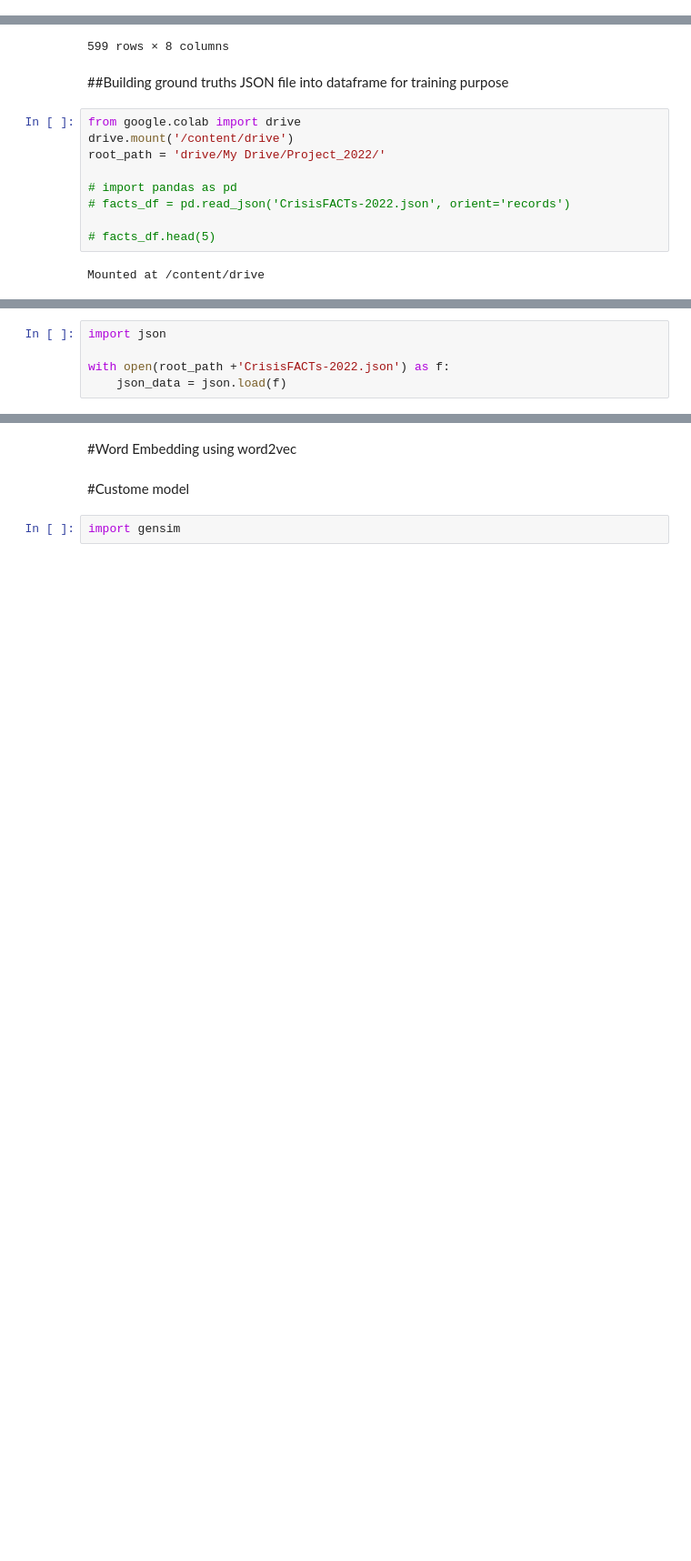
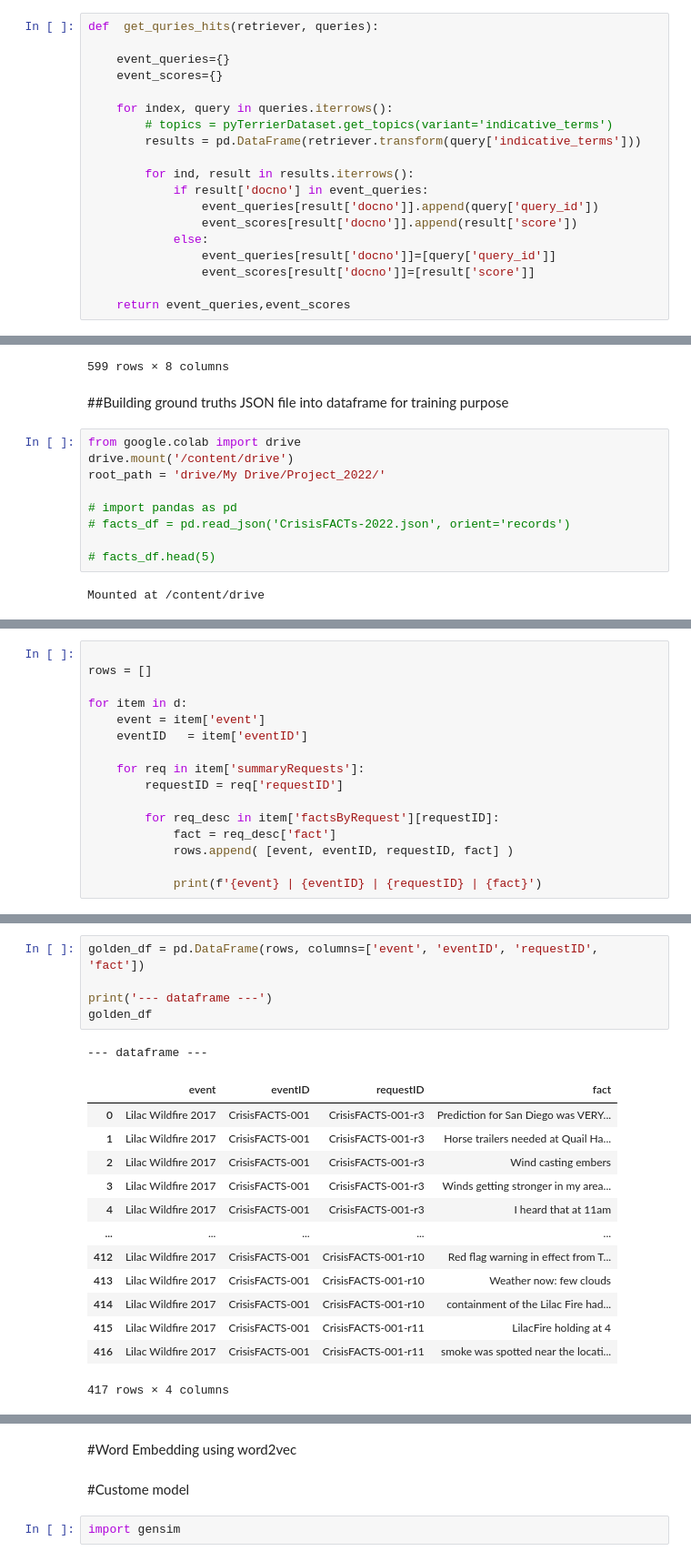
Before and after one commit to sush104/Crisis_Event_Ranking_and_Summarization, a Jupyter notebook: CrisisFACTs_Sushant.ipynb, the cells around one changed output, grey strips where cells are left out. Shown at 91% size. Cells and saved outputs as stored; diff of their text form; blank space fills up the shorter version.

```diff
--- a/CrisisFACTs_Sushant.ipynb
+++ b/CrisisFACTs_Sushant.ipynb
@@ -429,0 +382,19 @@ stream_df['Event'][0]
+# %%
+def  get_quries_hits(retriever, queries):
+
+    event_queries={}
+    event_scores={}
+
+    for index, query in queries.iterrows():
+        # topics = pyTerrierDataset.get_topics(variant='indicative_terms')
+        results = pd.DataFrame(retriever.transform(query['indicative_terms']))
+
+        for ind, result in results.iterrows():
+            if result['docno'] in event_queries:
+                event_queries[result['docno']].append(query['query_id'])
+                event_scores[result['docno']].append(result['score'])
+            else:
+                event_queries[result['docno']]=[query['query_id']]
+                event_scores[result['docno']]=[result['score']]
+
+    return event_queries,event_scores
@@ -905,5 +796,0 @@ data_df.head(1)
-# %%
-import json
-
-with open(root_path +'CrisisFACTs-2022.json') as f:
-    json_data = json.load(f)
@@ -909,0 +817,16 @@ with open(root_path +'CrisisFACTs-2022.json') as f:
+# %%
+
+rows = []
+
+for item in d:
+    event = item['event']
+    eventID   = item['eventID']
+
+    for req in item['summaryRequests']:
+        requestID = req['requestID']
+
+        for req_desc in item['factsByRequest'][requestID]:
+            fact = req_desc['fact']
+            rows.append( [event, eventID, requestID, fact] )
+
+            print(f'{event} | {eventID} | {requestID} | {fact}')
@@ -910,3 +851,23 @@ with open(root_path +'CrisisFACTs-2022.json') as f:
+# %%
+golden_df = pd.DataFrame(rows, columns=['event', 'eventID', 'requestID', 'fact'])
+
+print('--- dataframe ---')
+golden_df
+# %% [output]
+--- dataframe ---
+|  | event | eventID | requestID | fact |
+| 0 | Lilac Wildfire 2017 | CrisisFACTS-001 | CrisisFACTS-001-r3 | Prediction for San Diego was VERY... |
+| 1 | Lilac Wildfire 2017 | CrisisFACTS-001 | CrisisFACTS-001-r3 | Horse trailers needed at Quail Ha... |
+| 2 | Lilac Wildfire 2017 | CrisisFACTS-001 | CrisisFACTS-001-r3 | Wind casting embers |
+| 3 | Lilac Wildfire 2017 | CrisisFACTS-001 | CrisisFACTS-001-r3 | Winds getting stronger in my area... |
+| 4 | Lilac Wildfire 2017 | CrisisFACTS-001 | CrisisFACTS-001-r3 | I heard that at 11am |
+| ... | ... | ... | ... | ... |
+| 412 | Lilac Wildfire 2017 | CrisisFACTS-001 | CrisisFACTS-001-r10 | Red flag warning in effect from T... |
+| 413 | Lilac Wildfire 2017 | CrisisFACTS-001 | CrisisFACTS-001-r10 | Weather now: few clouds |
+| 414 | Lilac Wildfire 2017 | CrisisFACTS-001 | CrisisFACTS-001-r10 | containment of the Lilac Fire had... |
+| 415 | Lilac Wildfire 2017 | CrisisFACTS-001 | CrisisFACTS-001-r11 | LilacFire holding at 4 |
+| 416 | Lilac Wildfire 2017 | CrisisFACTS-001 | CrisisFACTS-001-r11 | smoke was spotted near the locati... |
+417 rows × 4 columns
 # %%
 def split_in_files(json_data, amount):
     step = len(json_data) // amount
```
Also changed, not shown: parts of 47 cells of this notebook.
